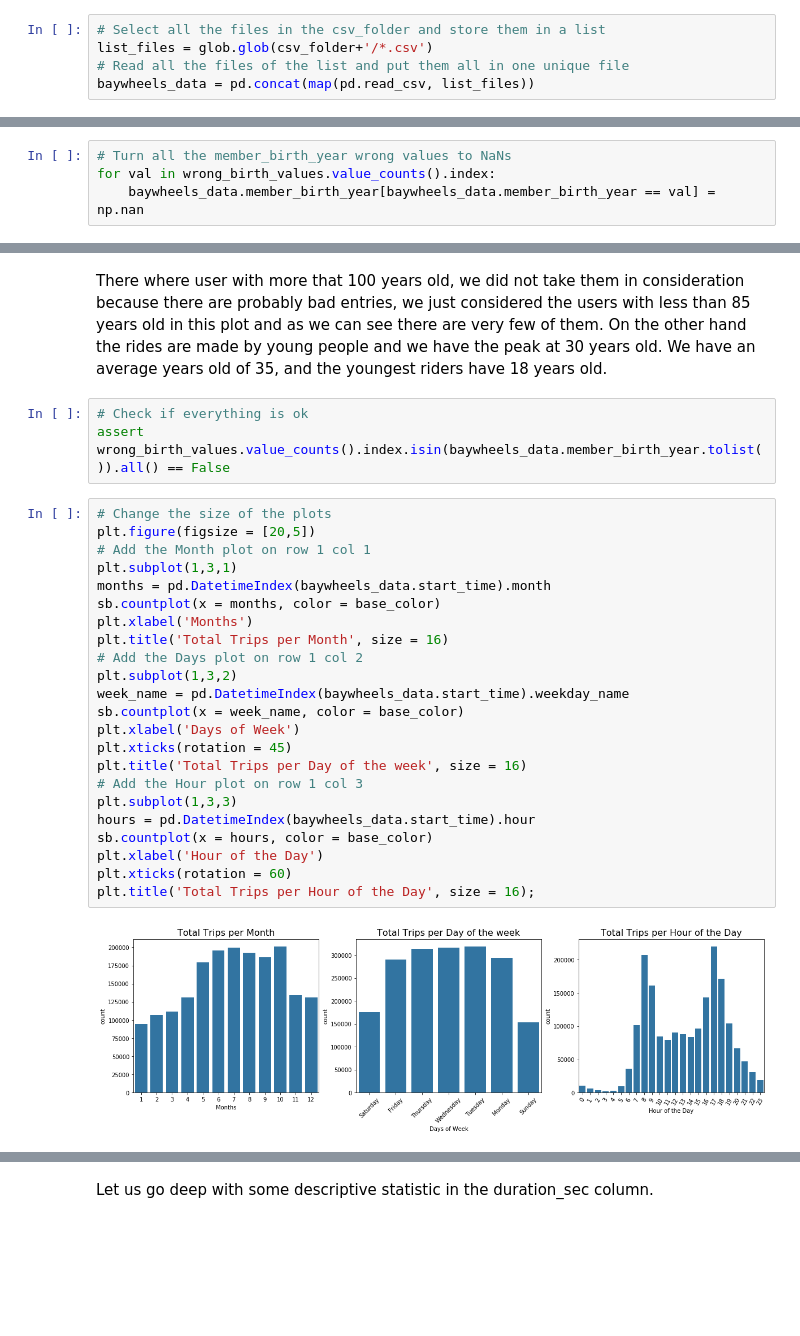
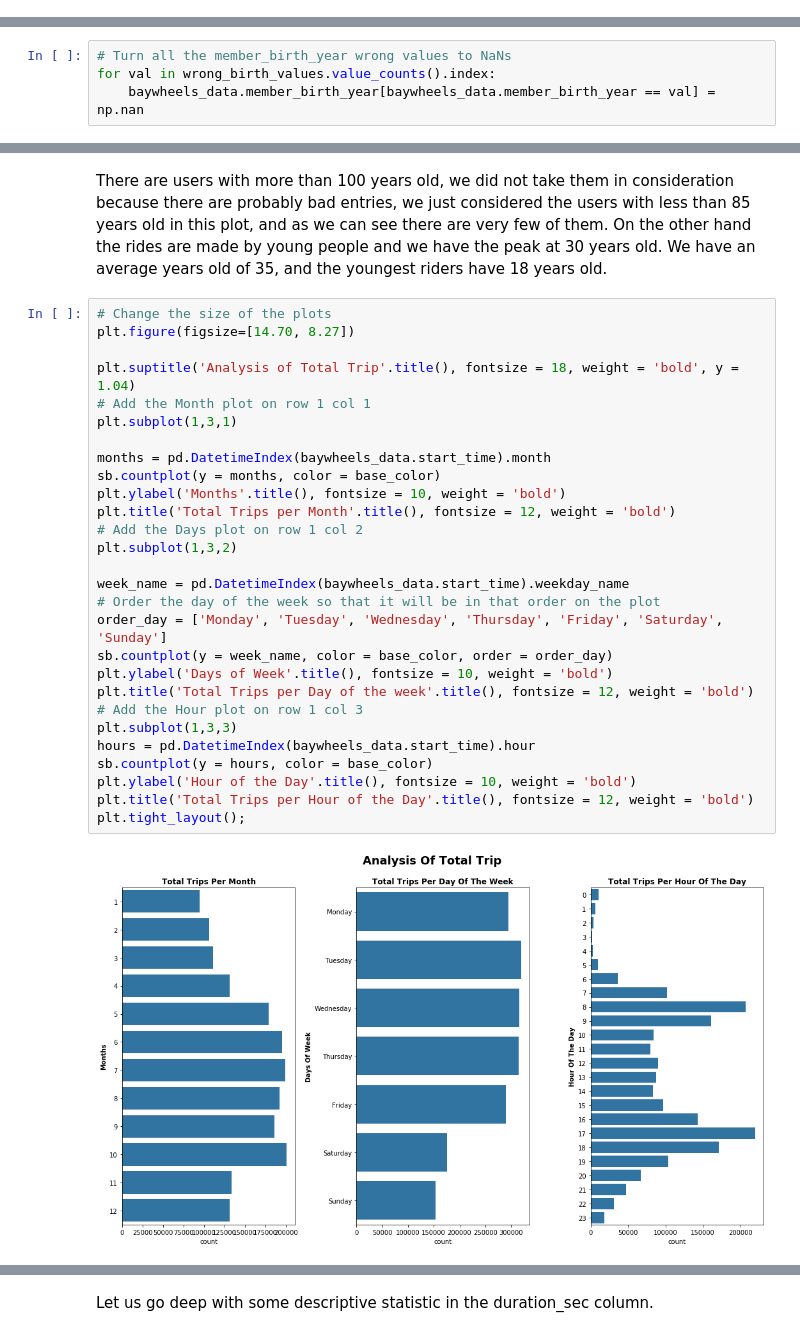
Before and after one commit to furawa/Data_Analyst_Udacity_Projects, a Jupyter notebook: 05_Communicate_Data/slide_deck_template.ipynb, the cells around one changed output, grey strips where cells are left out. Saved outputs shown, nothing was run; the diff lists cells and outputs as text; blank space fills up the shorter version.

```diff
--- a/05_Communicate_Data/slide_deck_template.ipynb
+++ b/05_Communicate_Data/slide_deck_template.ipynb
@@ -146,8 +32,3 @@ Now that we have all the files we can read them and join them together in a uniq
-# %%
-# Select all the files in the csv_folder and store them in a list
-list_files = glob.glob(csv_folder+'/*.csv')
-# Read all the files of the list and put them all in one unique file
-baywheels_data = pd.concat(map(pd.read_csv, list_files))
 # %%
 print(baywheels_data.shape)
 print(baywheels_data.dtypes)
@@ -351,31 +234,33 @@ plt.axvline(x = baywheels_data.member_age.mean() - 18, c = 'r'); # -18 because w
 # %% [markdown]
-There where user with more that 100 years old, we did not take them in consideration because there are probably bad entries, we just considered the users with less than 85 years old in this plot and as we can see there are very few of them. On the other hand the rides are made by young people and we have the peak at 30 years old. We have an average years old of 35, and the youngest riders have 18 years old.
+There are users with more than 100 years old, we did not take them in consideration because there are probably bad entries, we just considered the users with less than 85 years old in this plot, and as we can see there are very few of them. On the other hand the rides are made by young people and we have the peak at 30 years old. We have an average years old of 35, and the youngest riders have 18 years old.
-# %%
-# Check if everything is ok
-assert wrong_birth_values.value_counts().index.isin(baywheels_data.member_birth_year.tolist()).all() == False
 # %%
 # Change the size of the plots
-plt.figure(figsize = [20,5])
+plt.figure(figsize=[14.70, 8.27])
+
+plt.suptitle('Analysis of Total Trip'.title(), fontsize = 18, weight = 'bold', y = 1.04)
 # Add the Month plot on row 1 col 1
 plt.subplot(1,3,1)
+
 months = pd.DatetimeIndex(baywheels_data.start_time).month
-sb.countplot(x = months, color = base_color)
-plt.xlabel('Months')
-plt.title('Total Trips per Month', size = 16)
+sb.countplot(y = months, color = base_color)
+plt.ylabel('Months'.title(), fontsize = 10, weight = 'bold')
+plt.title('Total Trips per Month'.title(), fontsize = 12, weight = 'bold')
 # Add the Days plot on row 1 col 2
 plt.subplot(1,3,2)
+
 week_name = pd.DatetimeIndex(baywheels_data.start_time).weekday_name
-sb.countplot(x = week_name, color = base_color)
-plt.xlabel('Days of Week')
-plt.xticks(rotation = 45)
-plt.title('Total Trips per Day of the week', size = 16)
+# Order the day of the week so that it will be in that order on the plot
+order_day = ['Monday', 'Tuesday', 'Wednesday', 'Thursday', 'Friday', 'Saturday', 'Sunday']
+sb.countplot(y = week_name, color = base_color, order = order_day)
+plt.ylabel('Days of Week'.title(), fontsize = 10, weight = 'bold')
+plt.title('Total Trips per Day of the week'.title(), fontsize = 12, weight = 'bold')
 # Add the Hour plot on row 1 col 3
 plt.subplot(1,3,3)
 hours = pd.DatetimeIndex(baywheels_data.start_time).hour
-sb.countplot(x = hours, color = base_color)
-plt.xlabel('Hour of the Day')
-plt.xticks(rotation = 60)
-plt.title('Total Trips per Hour of the Day', size = 16);
+sb.countplot(y = hours, color = base_color)
+plt.ylabel('Hour of the Day'.title(), fontsize = 10, weight = 'bold')
+plt.title('Total Trips per Hour of the Day'.title(), fontsize = 12, weight = 'bold')
+plt.tight_layout();
 # %% [output]
-[figure, old version]
+[figure, new version]
 # %% [markdown]
```
Also changed, not shown: parts of 39 cells of this notebook.
